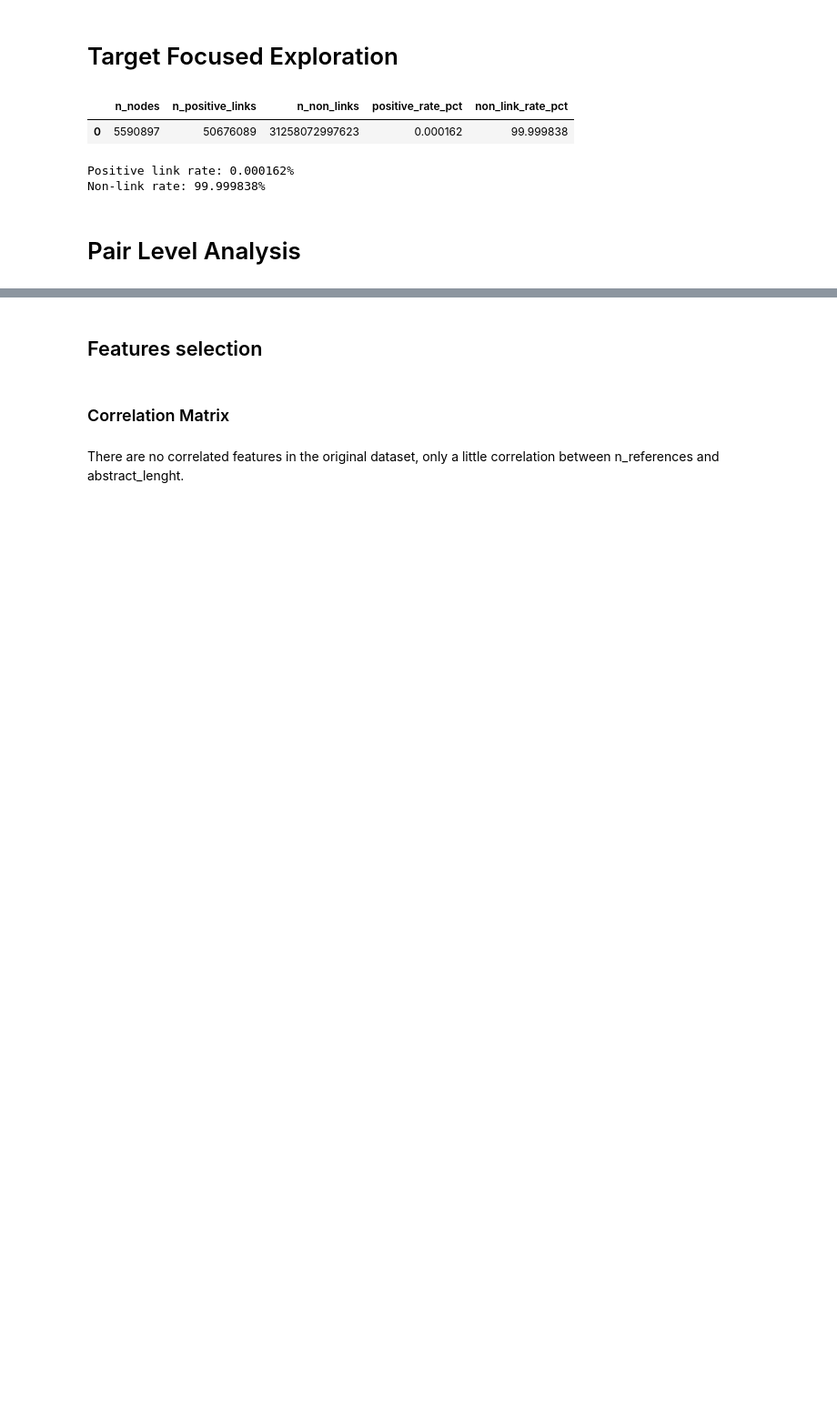
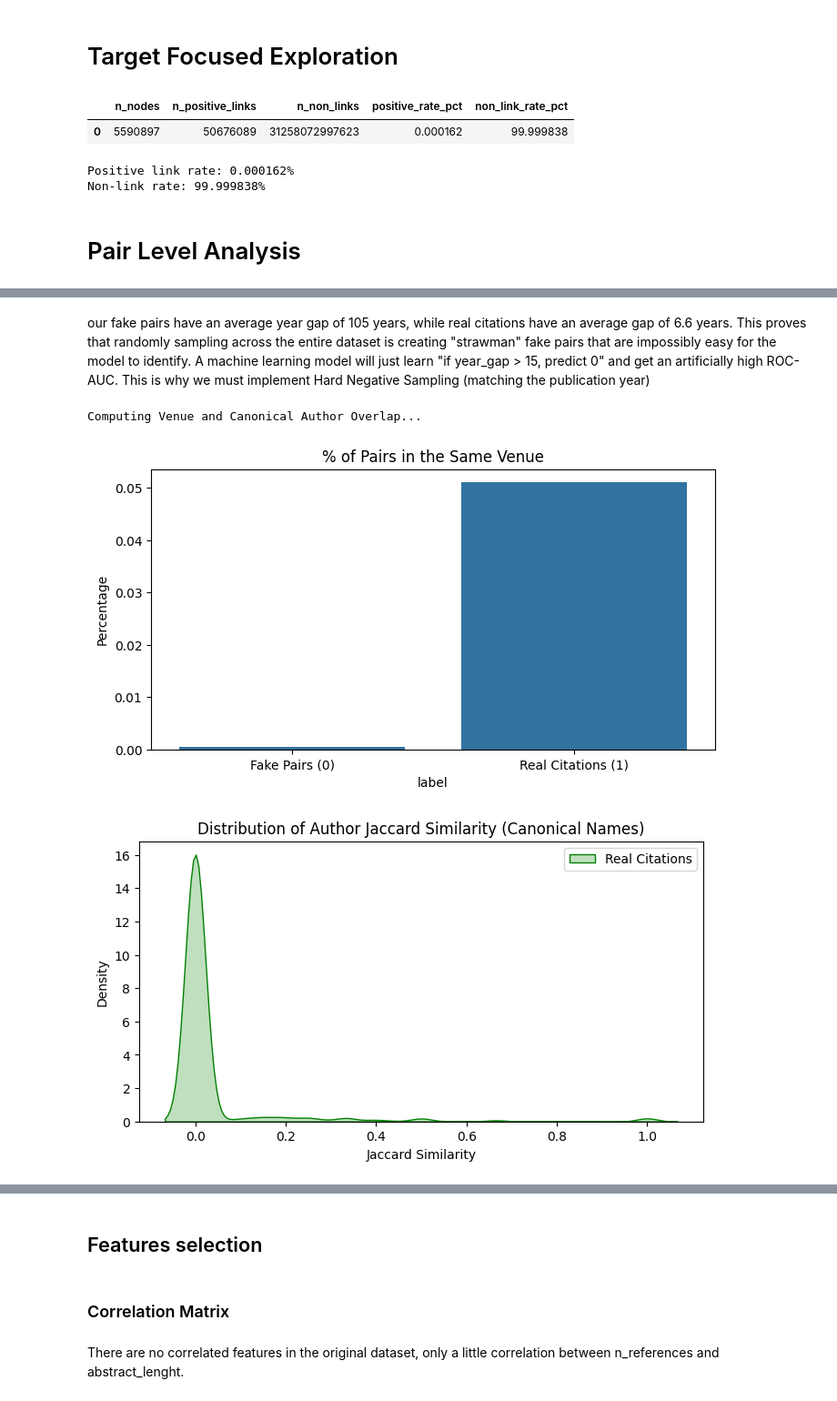
Before and after one commit to ManuCa93/data_project_3, a Jupyter notebook: notebook.ipynb, the cells around one changed output, grey strips where cells are left out. Shown at 91% size. Drawn from its saved outputs; the diff is of its cells as text; code cells hidden in the pictures; blank space fills up the shorter version.

```diff
--- a/notebook.ipynb
+++ b/notebook.ipynb
@@ -932,0 +982,56 @@ Non-link rate: 99.999838%
+# %% [markdown]
+our fake pairs have an average year gap of 105 years, while real citations have an average gap of 6.6 years. This proves that randomly sampling across the entire dataset is creating "strawman" fake pairs that are impossibly easy for the model to identify. A machine learning model will just learn "if year_gap > 15, predict 0" and get an artificially high ROC-AUC. This is why we must implement Hard Negative Sampling (matching the publication year)
+# %%
+
+print("Computing Venue and Canonical Author Overlap...")
+
+# Get Venues
+venue_df = con.sql(f"""
+    SELECT id, venue
+    FROM papers
+""").df()
+id_to_venue = dict(zip(venue_df['id'], venue_df['venue']))
+
+# Get Canonical Authors (This proves the data cleaning is useful!)
+auth_df = con.sql("""
+    SELECT id, ARRAY_AGG(author_key) as authors
+    FROM paper_authors
+    GROUP BY id
+""").df()
+id_to_authors = {row['id']: set(row['authors']) for _, row in auth_df.iterrows()}
+
+def compute_overlaps(row):
+    src, dst = row['src_id'], row['dst_id']
+
+    v_src = id_to_venue.get(src)
+    v_dst = id_to_venue.get(dst)
+    same_venue = 1 if (v_src and v_dst and v_src == v_dst and v_src != '') else 0
+
+    a_src = id_to_authors.get(src, set())
+    a_dst = id_to_authors.get(dst, set())
+    intersection = len(a_src.intersection(a_dst))
+    union = len(a_src.union(a_dst))
+    auth_jaccard = intersection / union if union > 0 else 0
+
+    return pd.Series({'same_venue': same_venue, 'author_jaccard': auth_jaccard, 'label': row['label']})
+
+overlap_features = eda_pairs.apply(compute_overlaps, axis=1)
+
+plt.figure(figsize=(8, 4))
+sns.barplot(data=overlap_features, x='label', y='same_venue', errorbar=None)
+plt.title("% of Pairs in the Same Venue")
+plt.xticks([0, 1], ['Fake Pairs (0)', 'Real Citations (1)'])
+plt.ylabel("Percentage")
+plt.show()
+
+plt.figure(figsize=(8, 4))
+sns.kdeplot(data=overlap_features[overlap_features['label'] == 1], x='author_jaccard', label='Real Citations', color='green', fill=True)
+sns.kdeplot(data=overlap_features[overlap_features['label'] == 0], x='author_jaccard', label='Fake Citations', color='red', fill=True)
+plt.title("Distribution of Author Jaccard Similarity (Canonical Names)")
+plt.xlabel("Jaccard Similarity")
+plt.legend()
+plt.show()
+# %% [output]
+Computing Venue and Canonical Author Overlap...
+[figure, added]
+[figure, added]
```
Also changed, not shown: parts of 52 cells of this notebook, 1 other file.
